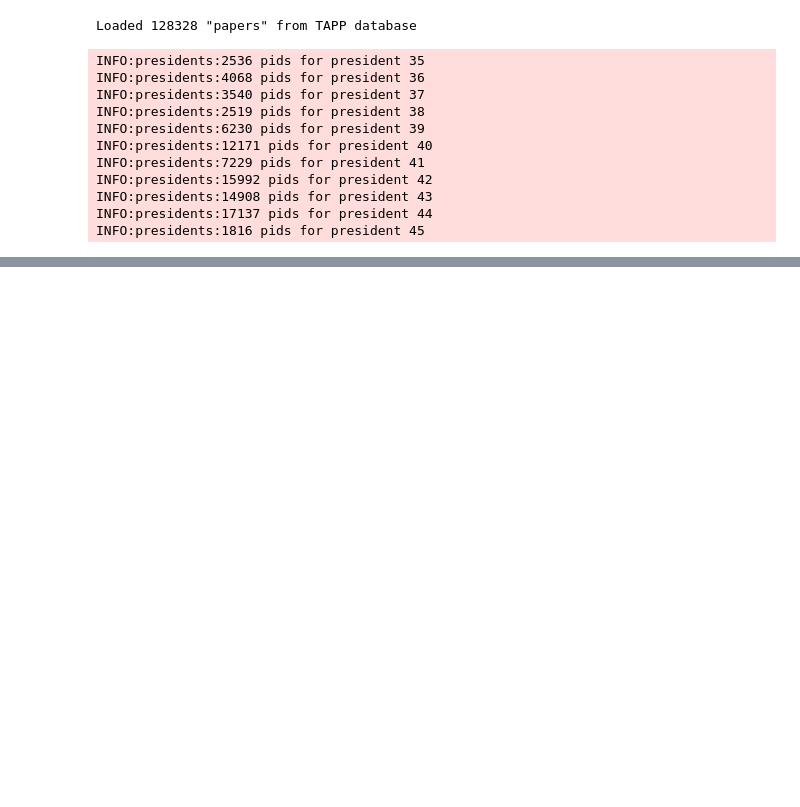
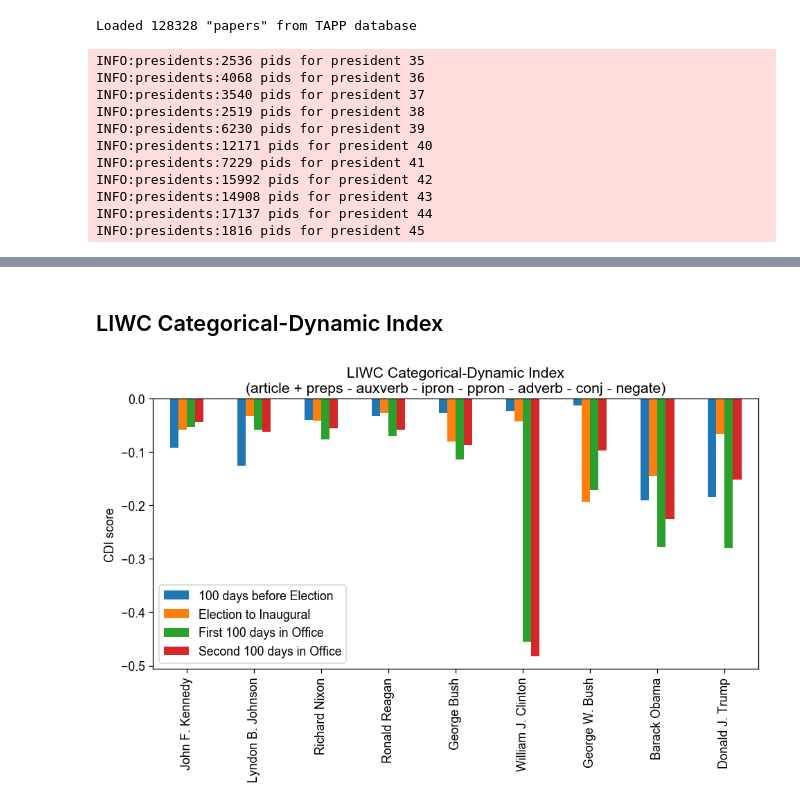
Before and after one commit to chbrown/presidents, a Jupyter notebook: notebooks/Inaugural-Shift.ipynb, the cells around one changed output, grey strips where cells are left out. Cells and saved outputs as stored; diff of their text form; code cells hidden in the pictures; blank space fills up the shorter version.

```diff
--- a/notebooks/Inaugural-Shift.ipynb
+++ b/notebooks/Inaugural-Shift.ipynb
@@ -32,4 +34,6 @@ from presidents.analysis.text import nlp, parse
 from presidents.scraping.tapp import presidents
 # %%
 presidents_lookup = dict(presidents)
+# %%
+liwc_parse_token, liwc_category_names = liwc.load_token_parser('/usr/local/data/liwc_2007.dic')
 # %%
@@ -149 +175,7 @@ INFO:presidents:1816 pids for president 45
+# %%
+def cdi(token_counts):
+    scores = liwc_scores(token_counts)
+    categorical = sum(scores[k] for k in ('article', 'preps'))
+    dynamic = sum(scores[k] for k in ('auxverb', 'ipron', 'ppron', 'adverb', 'conj', 'negate'))
+    return categorical - dynamic
 # %%
@@ -178,0 +222,21 @@ plt.savefig('Recent_presidents_pre-post-inaugural-100d-similarity.pdf')
+# %% [markdown]
+## LIWC Categorical-Dynamic Index
+# %%
+def cdi_analyzer(bins):
+    for doc in bins:
+        token_counts = spacy_token_counts(doc.document)
+        yield doc.title, cdi(token_counts)
+
+df_cdi = pd.DataFrame(create_bin_analysis_df(all_presidents_with_bins, cdi_analyzer)).set_index('name')
+
+df = df_cdi
+analysis_columns = df.columns[(~df.columns.str.contains('#docs') & ~df.columns.isin({'id', 'inaugural_date'}))]
+df[analysis_columns].plot(kind='bar')
+plt.xticks(rotation=90)
+plt.xlabel('')
+plt.ylabel('CDI score')
+plt.title('LIWC Categorical-Dynamic Index\n(article + preps - auxverb - ipron - ppron - adverb - conj - negate)')
+plt.tight_layout()
+# plt.savefig('Recent_presidents_pre-post-inaugural-100d-CDI.pdf')
+# %% [output]
+[figure, added]
```
Also changed, not shown: parts of 14 cells of this notebook, 4 other files.
